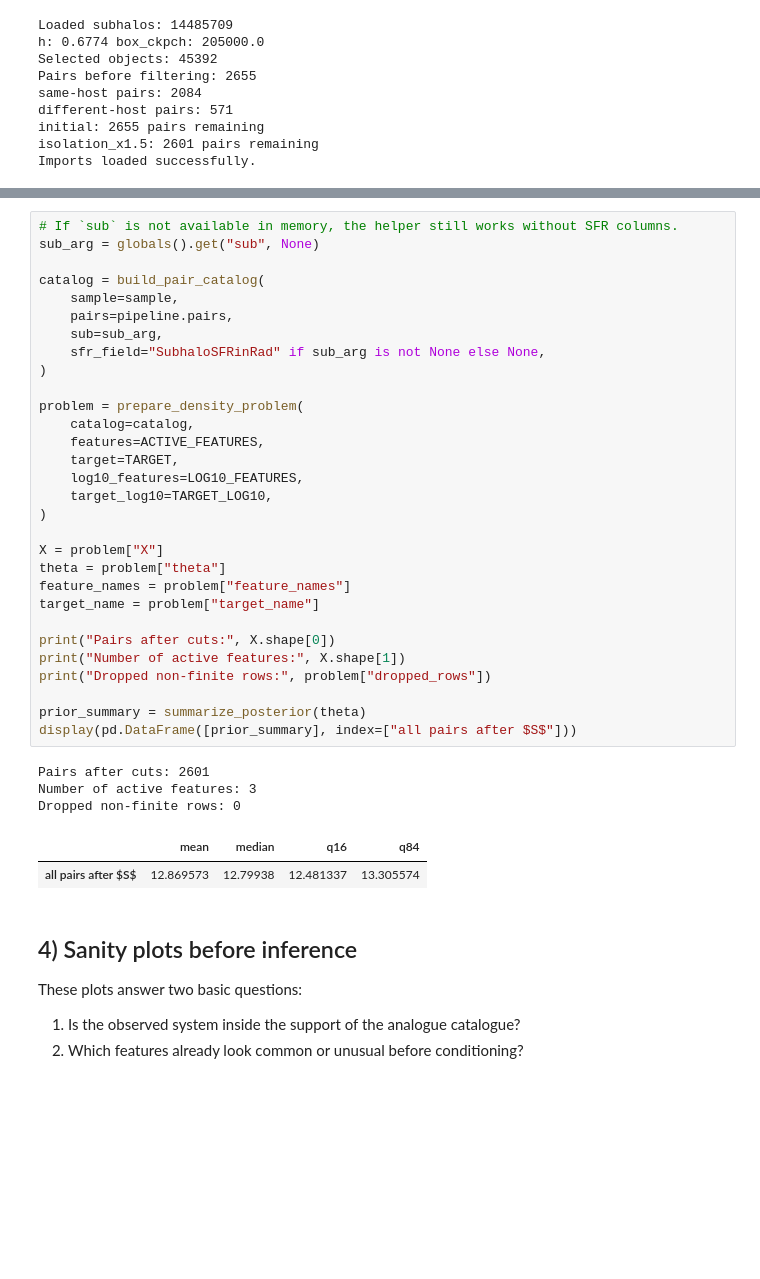
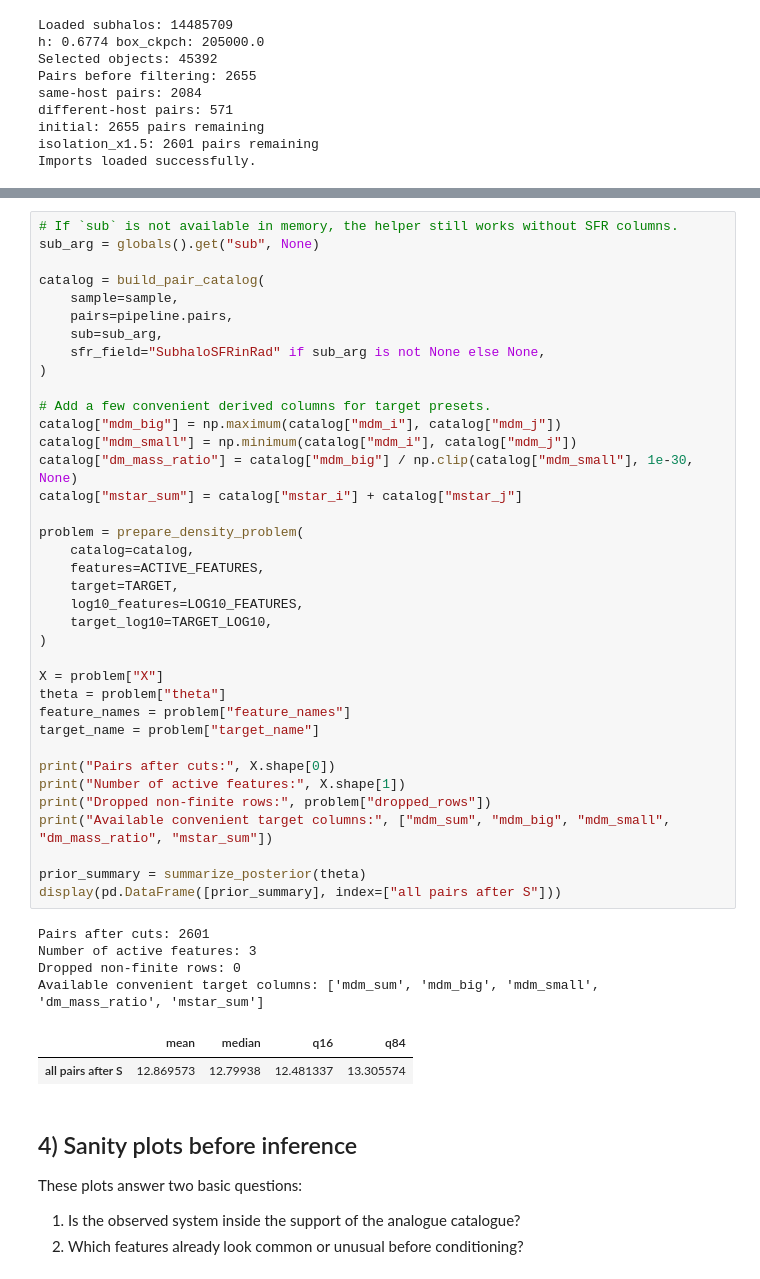
Before and after one commit to topesonen/dsp-cosmology, a Jupyter notebook: notebooks/run_compare_abc_kde_gmm_sbi.ipynb, the cells around one changed output, grey strips where cells are left out. Drawn from its saved outputs; the diff is of its cells as text; blank space fills up the shorter version.

```diff
--- a/notebooks/run_compare_abc_kde_gmm_sbi.ipynb
+++ b/notebooks/run_compare_abc_kde_gmm_sbi.ipynb
@@ -348,35 +435,43 @@ sub_arg = globals().get("sub", None)
 catalog = build_pair_catalog(
     sample=sample,
     pairs=pipeline.pairs,
     sub=sub_arg,
     sfr_field="SubhaloSFRinRad" if sub_arg is not None else None,
 )
+
+# Add a few convenient derived columns for target presets.
+catalog["mdm_big"] = np.maximum(catalog["mdm_i"], catalog["mdm_j"])
+catalog["mdm_small"] = np.minimum(catalog["mdm_i"], catalog["mdm_j"])
+catalog["dm_mass_ratio"] = catalog["mdm_big"] / np.clip(catalog["mdm_small"], 1e-30, None)
+catalog["mstar_sum"] = catalog["mstar_i"] + catalog["mstar_j"]
 
 problem = prepare_density_problem(
     catalog=catalog,
     features=ACTIVE_FEATURES,
     target=TARGET,
     log10_features=LOG10_FEATURES,
     target_log10=TARGET_LOG10,
 )
 
 X = problem["X"]
 theta = problem["theta"]
 feature_names = problem["feature_names"]
 target_name = problem["target_name"]
 
 print("Pairs after cuts:", X.shape[0])
 print("Number of active features:", X.shape[1])
 print("Dropped non-finite rows:", problem["dropped_rows"])
+print("Available convenient target columns:", ["mdm_sum", "mdm_big", "mdm_small", "dm_mass_ratio", "mstar_sum"])
 
 prior_summary = summarize_posterior(theta)
-display(pd.DataFrame([prior_summary], index=["all pairs after $S$"]))
+display(pd.DataFrame([prior_summary], index=["all pairs after S"]))
 # %% [output]
 Pairs after cuts: 2601
 Number of active features: 3
 Dropped non-finite rows: 0
+Available convenient target columns: ['mdm_sum', 'mdm_big', 'mdm_small', 'dm_mass_ratio', 'mstar_sum']
 |  | mean | median | q16 | q84 |
-| all pairs after $S$ | 12.869573 | 12.79938 | 12.481337 | 13.305574 |
+| all pairs after S | 12.869573 | 12.79938 | 12.481337 | 13.305574 |
 # %% [markdown]
 ## 4) Sanity plots before inference
 
```
Also changed, not shown: parts of 15 cells of this notebook.
